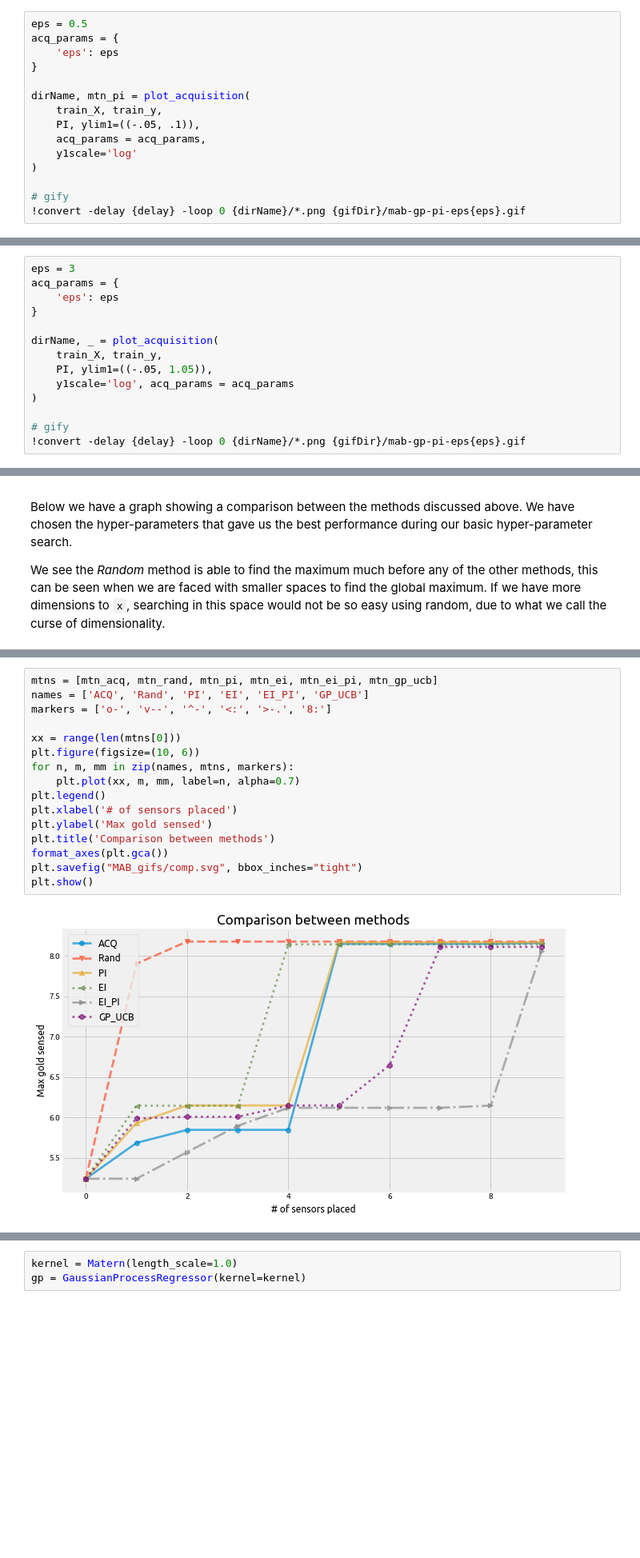
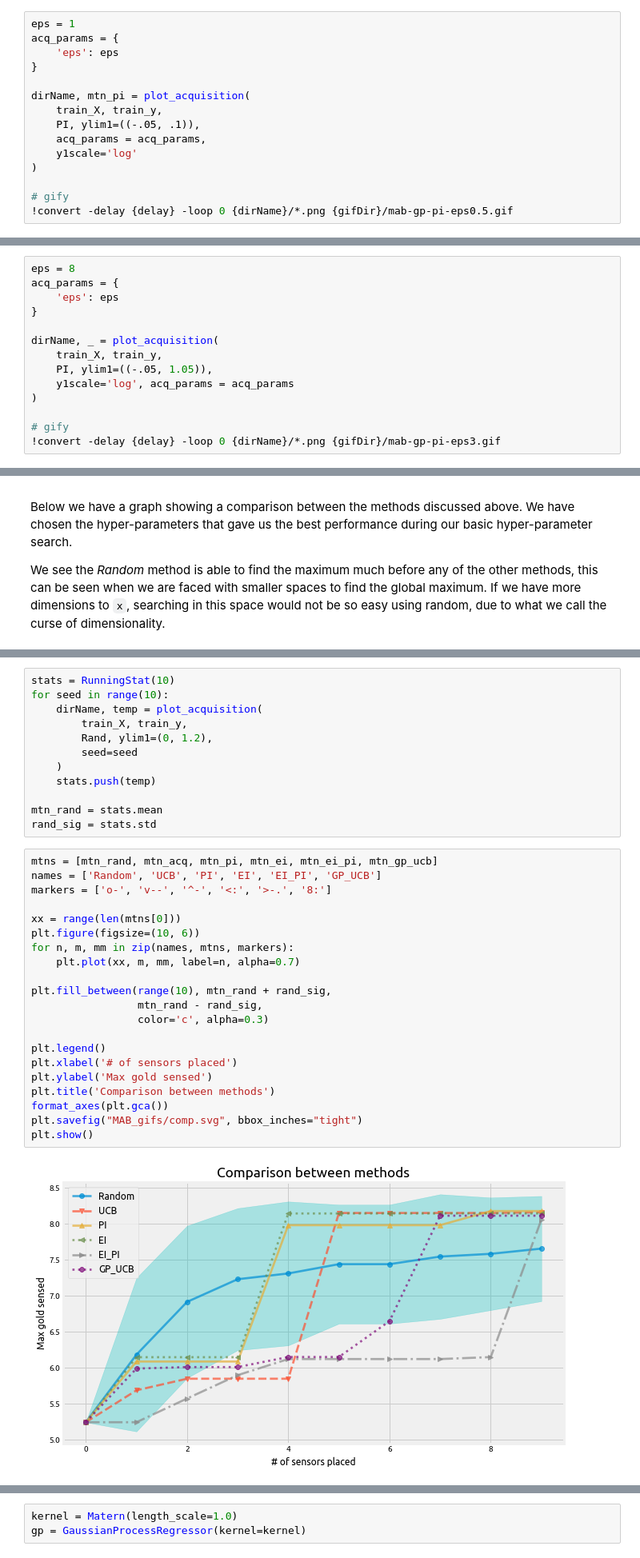
Before and after one commit to distillpub/post--bayesian-optimization, a Jupyter notebook: public/images/bandit-learning-gp.ipynb, the cells around one changed output, grey strips where cells are left out. Shown at 80% size. Drawn from its saved outputs; the diff is of its cells as text; blank space fills up the shorter version.

```diff
--- a/public/images/bandit-learning-gp.ipynb
+++ b/public/images/bandit-learning-gp.ipynb
@@ -603,7 +603,7 @@ dirName, _ = plot_acquisition(
 
 Looking at the graph above we can see that we are not effectively exploring at value `eps = 0.01` for the Probability of Improvement acquisition function. We are stuck.
 # %%
-eps = 0.5
+eps = 1
 acq_params = {
     'eps': eps
 }
@@ -616,7 +616,7 @@ dirName, mtn_pi = plot_acquisition(
 )
 
 # gify
-!convert -delay {delay} -loop 0 {dirName}/*.png {gifDir}/mab-gp-pi-eps{eps}.gif
+!convert -delay {delay} -loop 0 {dirName}/*.png {gifDir}/mab-gp-pi-eps0.5.gif
 # %% [markdown]
 ![](MAB_gifs/mab-gp-pi-eps0.5.gif)
 
@@ -624,7 +624,7 @@ Looking above, we see increasing the value to `eps = 0.5` enables us to explore
 
 Let's look at what happens if we increase the hyper-parameter `eps` a bit more.
 # %%
-eps = 3
+eps = 8
 acq_params = {
     'eps': eps
 }
@@ -636,7 +636,7 @@ dirName, _ = plot_acquisition(
 )
 
 # gify
-!convert -delay {delay} -loop 0 {dirName}/*.png {gifDir}/mab-gp-pi-eps{eps}.gif
+!convert -delay {delay} -loop 0 {dirName}/*.png {gifDir}/mab-gp-pi-eps3.gif
 # %% [markdown]
 ![](MAB_gifs/mab-gp-pi-eps3.gif)
 
@@ -983,19 +1017,36 @@ We see the _Random_ method is able to find the maximum much before any of the ot
+# %%
+stats = RunningStat(10)
+for seed in range(10):
+    dirName, temp = plot_acquisition(
+        train_X, train_y,
+        Rand, ylim1=(0, 1.2),
+        seed=seed
+    )
+    stats.push(temp)
+
+mtn_rand = stats.mean
+rand_sig = stats.std
 # %%
-mtns = [mtn_acq, mtn_rand, mtn_pi, mtn_ei, mtn_ei_pi, mtn_gp_ucb]
-names = ['ACQ', 'Rand', 'PI', 'EI', 'EI_PI', 'GP_UCB']
+mtns = [mtn_rand, mtn_acq, mtn_pi, mtn_ei, mtn_ei_pi, mtn_gp_ucb]
+names = ['Random', 'UCB', 'PI', 'EI', 'EI_PI', 'GP_UCB']
 markers = ['o-', 'v--', '^-', '<:', '>-.', '8:']
 
 xx = range(len(mtns[0]))
 plt.figure(figsize=(10, 6))
 for n, m, mm in zip(names, mtns, markers):
     plt.plot(xx, m, mm, label=n, alpha=0.7)
+
+plt.fill_between(range(10), mtn_rand + rand_sig,
+                 mtn_rand - rand_sig,
+                 color='c', alpha=0.3)
+
 plt.legend()
 plt.xlabel('# of sensors placed')
 plt.ylabel('Max gold sensed')
 plt.title('Comparison between methods')
 format_axes(plt.gca())
 plt.savefig("MAB_gifs/comp.svg", bbox_inches="tight")
 plt.show()
 # %% [output]
-[figure, old version]
+[figure, new version]
 # %% [markdown]
```
Also changed, not shown: parts of 19 cells of this notebook, 1 other file.
